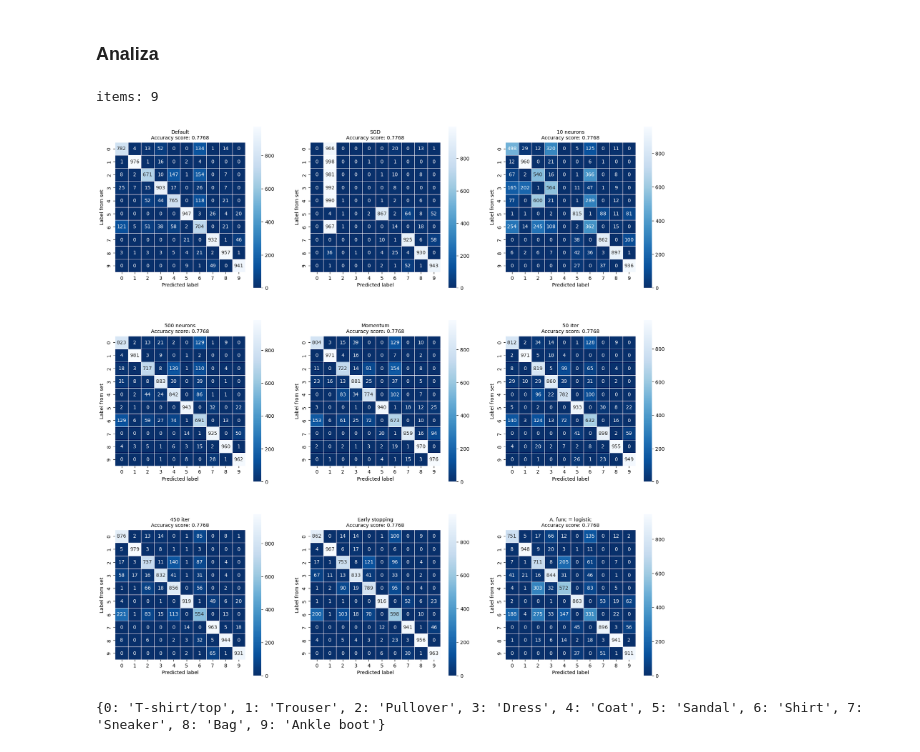
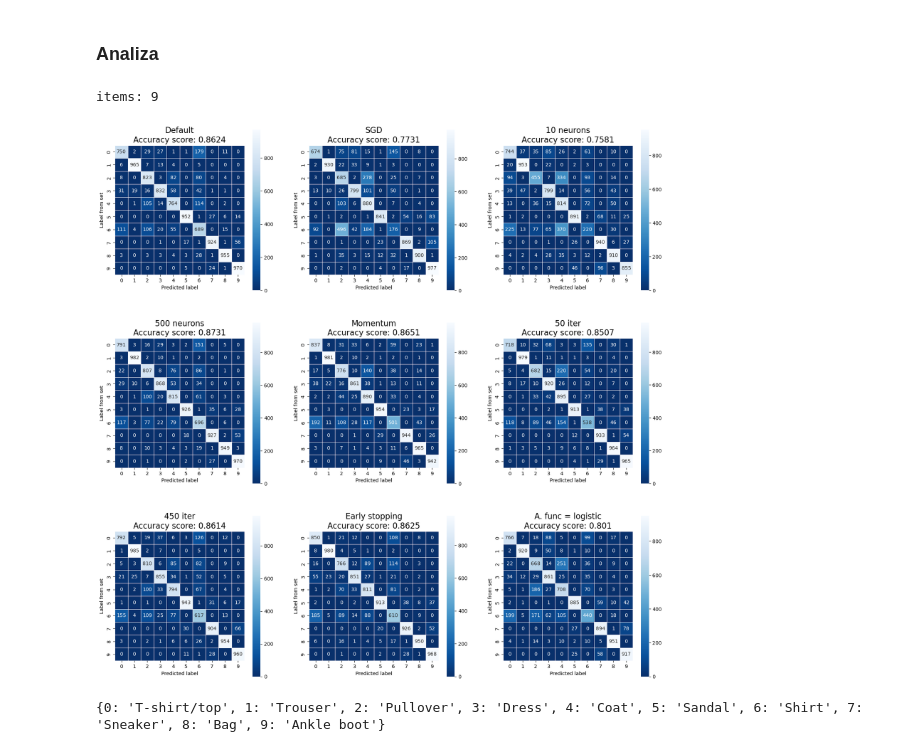
Before and after one commit to JakubPoplawski2001/MachineLearning, a Jupyter notebook: Lab03/JakubPoplawski_ML_Lab03_MLP_60pkt.ipynb, the cells around one changed output. Saved outputs shown, nothing was run; the diff lists cells and outputs as text; code cells hidden in the pictures.

```diff
--- a/Lab03/JakubPoplawski_ML_Lab03_MLP_60pkt.ipynb
+++ b/Lab03/JakubPoplawski_ML_Lab03_MLP_60pkt.ipynb
@@ -488,21 +488,21 @@ Accuracy of model (score): 0.7768
 # %%
 disp_items = len(conf_matrix_list)
 print("items:", disp_items)
 plt.figure(figsize=(20, 20))
 
-for i, (label, cm) in enumerate(conf_matrix_list):
+for i, (label, cm, score) in enumerate(conf_matrix_list):
     plt.subplot(3, 3, i+1)
     sns.heatmap(cm, annot=True, fmt="", linewidths=0.5,
                square=True, cmap="Blues_r")
     plt.ylabel("Label from set")
     plt.xlabel("Predicted label")
-    plt.title(f"{label}\nAccuracy score: {score}", size=10)
+    plt.title(f"{label}\nAccuracy score: {score}", size=16)
 
 plt.show()
 print(lables_dic)
 # %% [output]
 items: 9
-[figure, old version]
+[figure, new version]
 {0: 'T-shirt/top', 1: 'Trouser', 2: 'Pullover', 3: 'Dress', 4: 'Coat', 5: 'Sandal', 6: 'Shirt', 7: 'Sneaker', 8: 'Bag', 9: 'Ankle boot'}
 # %%
 disp_items = len(loss_curve_list)
```
Also changed, not shown: parts of 14 cells of this notebook.
